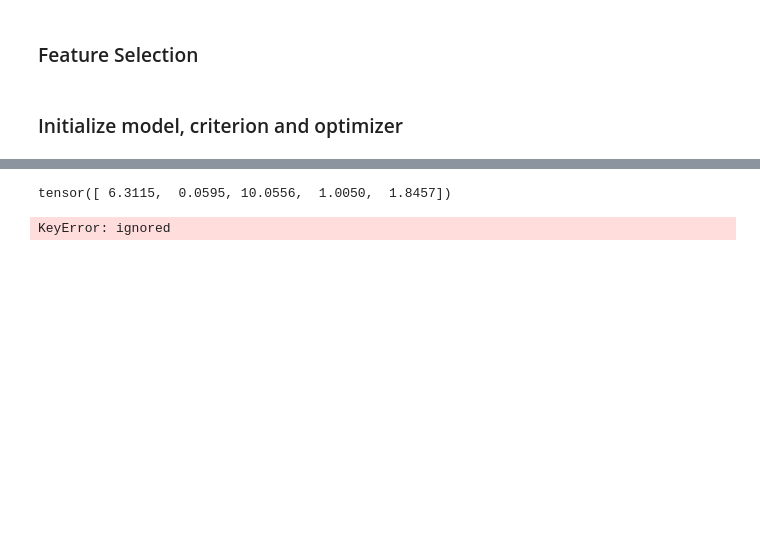
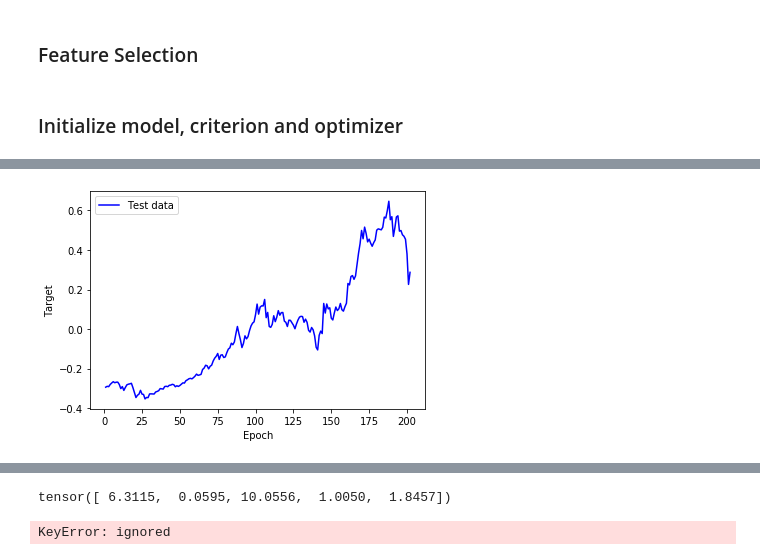
Before and after one commit to jadechip/on-chain-analytics-lstm, a Jupyter notebook: metrics.ipynb, the cells around one changed output, grey strips where cells are left out. Saved outputs shown, nothing was run; the diff lists cells and outputs as text; code cells hidden in the pictures; blank space fills up the shorter version.

```diff
--- a/metrics.ipynb
+++ b/metrics.ipynb
@@ -445,0 +503,10 @@ ValueError: ignored
+# %%
+targets = testing_data["PriceTarget"]
+epoch_count = range(1, len(testing_data) + 1)
+plt.plot(epoch_count, targets, 'b-')
+plt.legend(['Test data'])
+plt.xlabel('Epoch')
+plt.ylabel('Target')
+plt.show()
+# %% [output]
+[figure, added]
```
Also changed, not shown: parts of 27 cells of this notebook.
